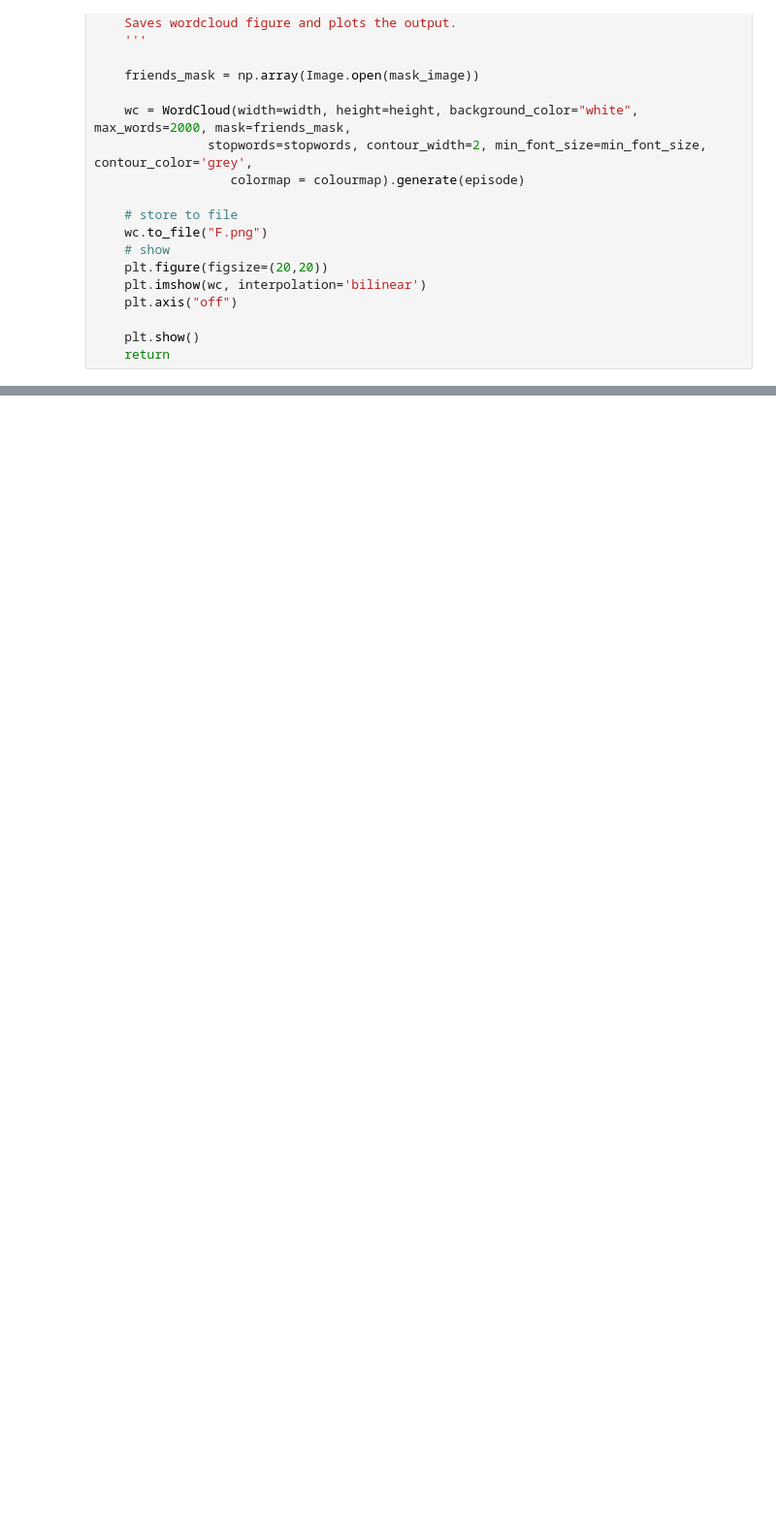
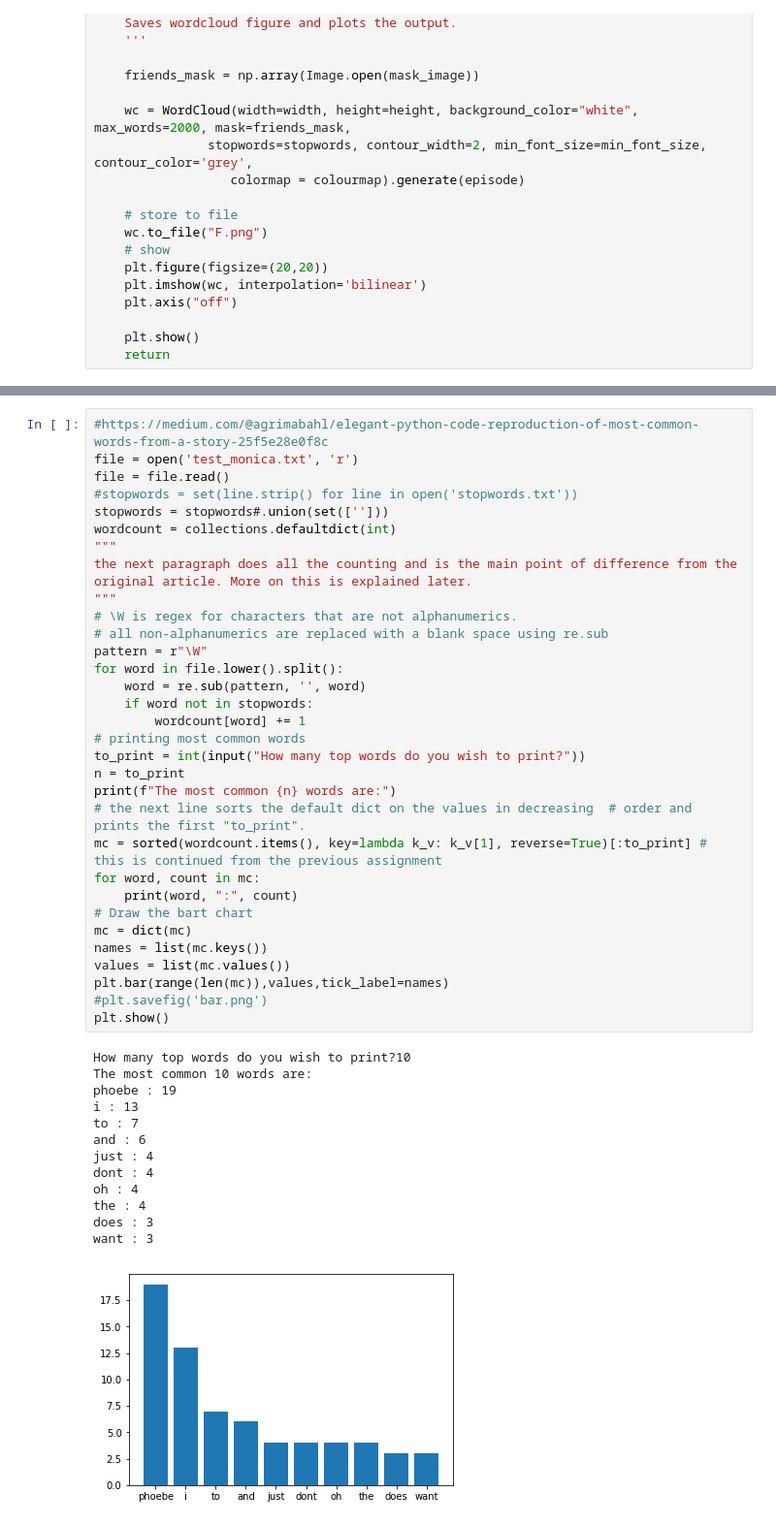
Before and after one commit to rdzudzar/friends_analysis, a Jupyter notebook: Friends_analysis.ipynb, the cells around one changed output, grey strips where cells are left out. Shown at 97% size. Saved outputs shown, nothing was run; the diff lists cells and outputs as text; blank space fills up the shorter version.

```diff
--- a/Friends_analysis.ipynb
+++ b/Friends_analysis.ipynb
@@ -213,0 +295,46 @@ generate_wordcloud_with_mask(mask_image, first_episode)
+# %%
+#https://medium.com/@agrimabahl/elegant-python-code-reproduction-of-most-common-words-from-a-story-25f5e28e0f8c
+file = open('test_monica.txt', 'r')
+file = file.read()
+#stopwords = set(line.strip() for line in open('stopwords.txt'))
+stopwords = stopwords#.union(set(['']))
+wordcount = collections.defaultdict(int)
+"""
+the next paragraph does all the counting and is the main point of difference from the original article. More on this is explained later.
+"""
+# \W is regex for characters that are not alphanumerics.
+# all non-alphanumerics are replaced with a blank space using re.sub
+pattern = r"\W"
+for word in file.lower().split():
+    word = re.sub(pattern, '', word)
+    if word not in stopwords:
+        wordcount[word] += 1
+# printing most common words
+to_print = int(input("How many top words do you wish to print?"))
+n = to_print
+print(f"The most common {n} words are:")
+# the next line sorts the default dict on the values in decreasing  # order and prints the first "to_print".
+mc = sorted(wordcount.items(), key=lambda k_v: k_v[1], reverse=True)[:to_print] # this is continued from the previous assignment
+for word, count in mc:
+    print(word, ":", count)
+# Draw the bart chart
+mc = dict(mc)
+names = list(mc.keys())
+values = list(mc.values())
+plt.bar(range(len(mc)),values,tick_label=names)
+#plt.savefig('bar.png')
+plt.show()
+# %% [output]
+How many top words do you wish to print?10
+The most common 10 words are:
+phoebe : 19
+i : 13
+to : 7
+and : 6
+just : 4
+dont : 4
+oh : 4
+the : 4
+does : 3
+want : 3
+[figure, added]
```
Also changed, not shown: parts of 13 cells of this notebook, 1 other file.
